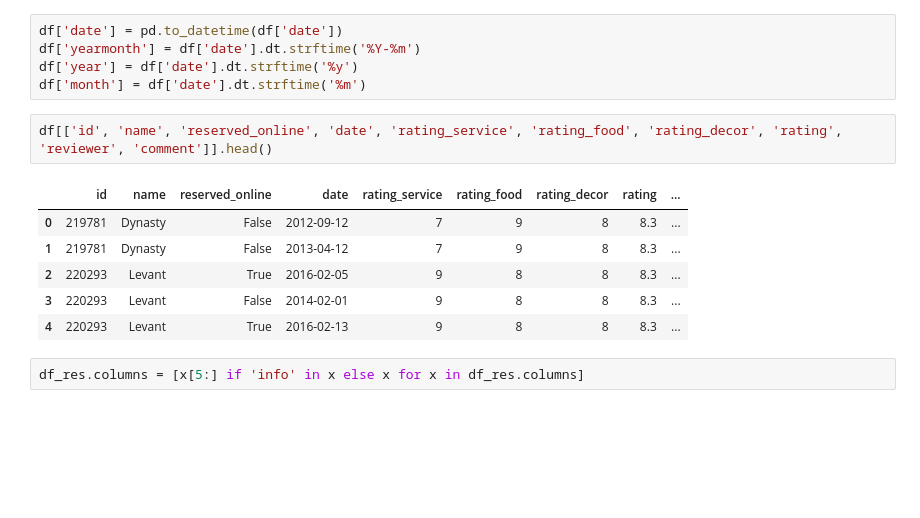
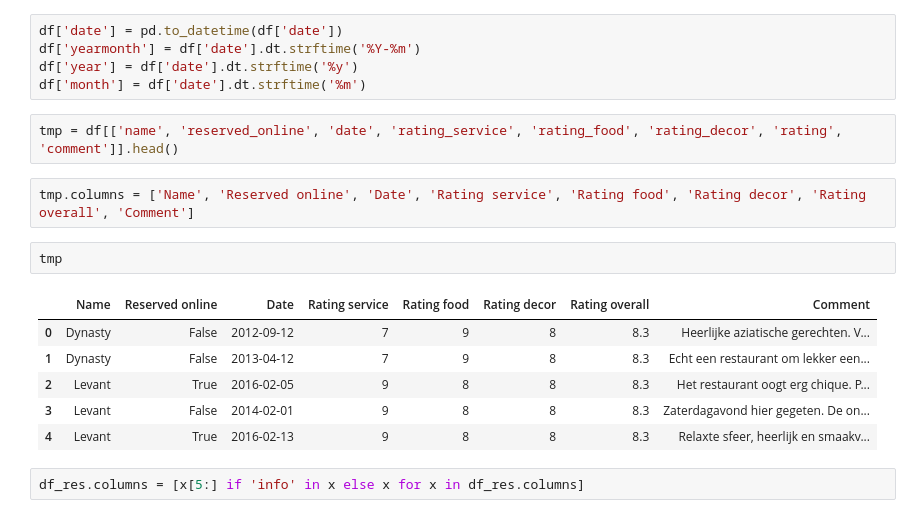
Before and after one commit to roelbertens/scrape_save_search, a Jupyter notebook: notebooks/analysis.ipynb, the cells around one changed output. Saved outputs shown, nothing was run; the diff lists cells and outputs as text; blank space fills up the shorter version.

```diff
--- a/notebooks/analysis.ipynb
+++ b/notebooks/analysis.ipynb
@@ -101,14 +101,18 @@ df['yearmonth'] = df['date'].dt.strftime('%Y-%m')
 df['year'] = df['date'].dt.strftime('%y')
 df['month'] = df['date'].dt.strftime('%m')
 # %%
-df[['id', 'name', 'reserved_online', 'date', 'rating_service', 'rating_food', 'rating_decor', 'rating', 'reviewer', 'comment']].head()
+tmp = df[['name', 'reserved_online', 'date', 'rating_service', 'rating_food', 'rating_decor', 'rating', 'comment']].head()
-# %% [output]
-|  | id | name | reserved_online | date | rating_service | rating_food | rating_decor | rating | ... |
-| 0 | 219781 | Dynasty | False | 2012-09-12 | 7 | 9 | 8 | 8.3 | ... |
-| 1 | 219781 | Dynasty | False | 2013-04-12 | 7 | 9 | 8 | 8.3 | ... |
-| 2 | 220293 | Levant | True | 2016-02-05 | 9 | 8 | 8 | 8.3 | ... |
-| 3 | 220293 | Levant | False | 2014-02-01 | 9 | 8 | 8 | 8.3 | ... |
-| 4 | 220293 | Levant | True | 2016-02-13 | 9 | 8 | 8 | 8.3 | ... |
+# %%
+tmp.columns = ['Name', 'Reserved online', 'Date', 'Rating service', 'Rating food', 'Rating decor', 'Rating overall', 'Comment']
+# %%
+tmp
+# %% [output]
+|  | Name | Reserved online | Date | Rating service | Rating food | Rating decor | Rating overall | Comment |
+| 0 | Dynasty | False | 2012-09-12 | 7 | 9 | 8 | 8.3 | Heerlijke aziatische gerechten. V... |
+| 1 | Dynasty | False | 2013-04-12 | 7 | 9 | 8 | 8.3 | Echt een restaurant om lekker een... |
+| 2 | Levant | True | 2016-02-05 | 9 | 8 | 8 | 8.3 | Het restaurant oogt erg chique. P... |
+| 3 | Levant | False | 2014-02-01 | 9 | 8 | 8 | 8.3 | Zaterdagavond hier gegeten. De on... |
+| 4 | Levant | True | 2016-02-13 | 9 | 8 | 8 | 8.3 | Relaxte sfeer, heerlijk en smaakv... |
 # %%
 df_res.columns = [x[5:] if 'info' in x else x for x in df_res.columns]
 # %%
```
Also changed, not shown: parts of 5 cells of this notebook, 2 other files.
